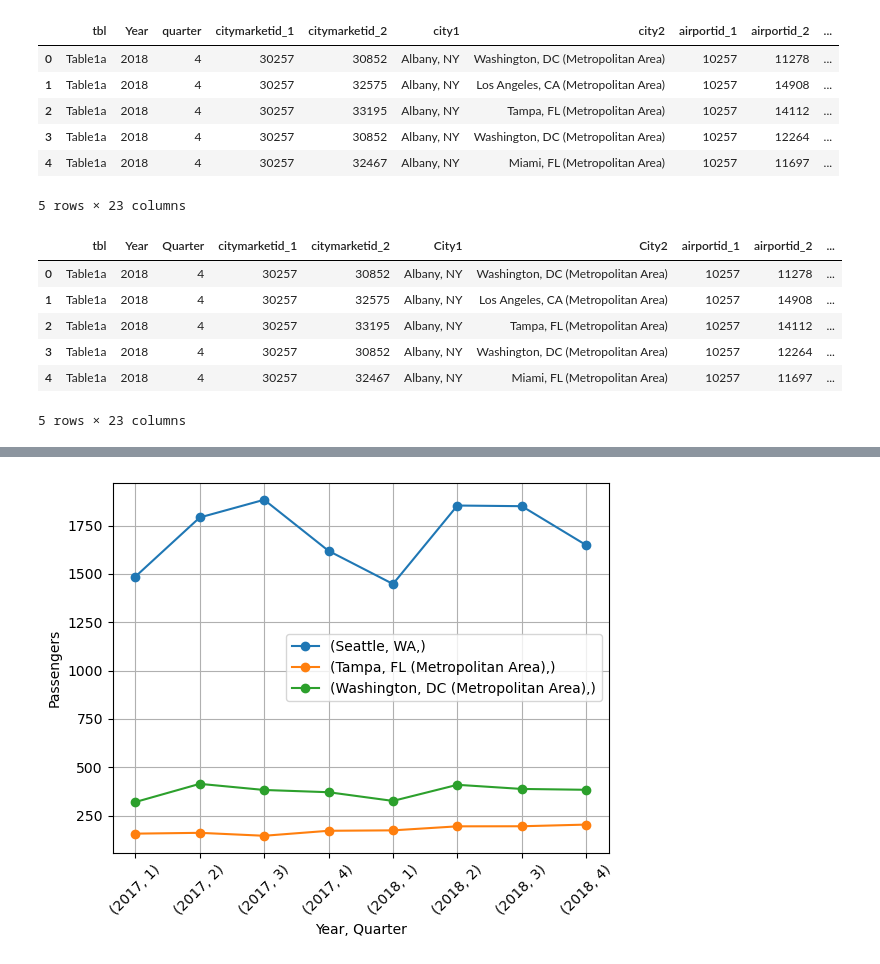
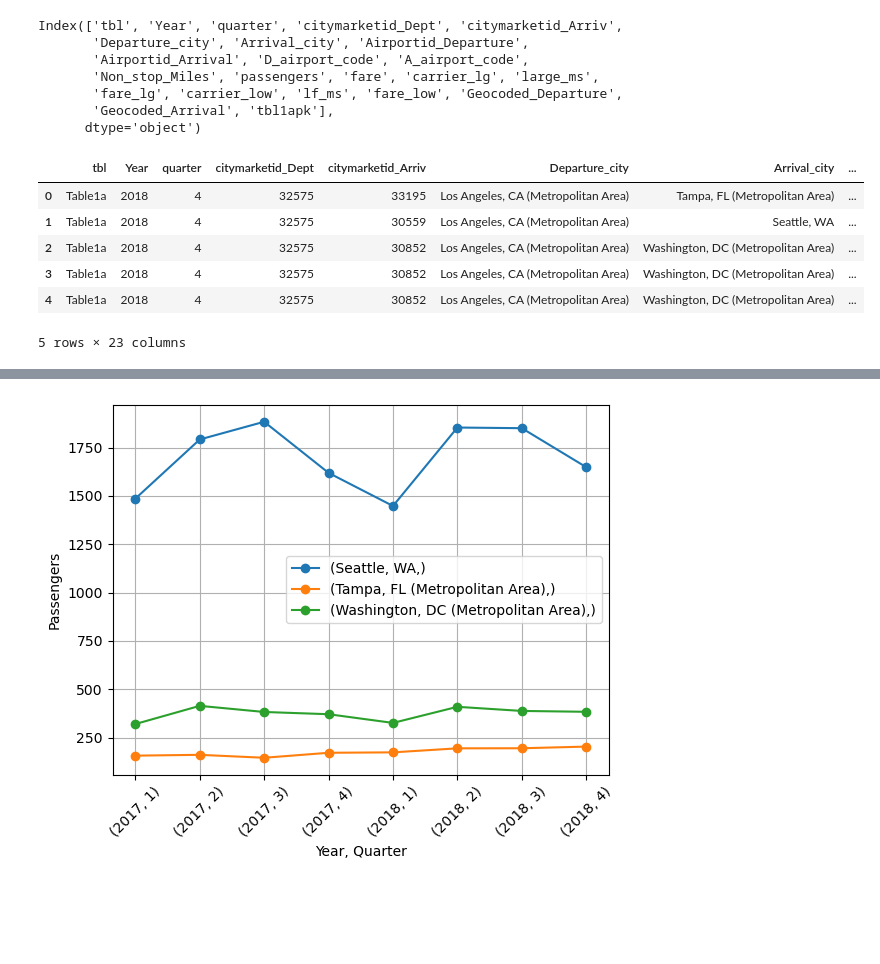
Before and after one commit to ytiffx/Project_1, a Jupyter notebook: Airline_Analysis/q5-analysis.ipynb, the cells around one changed output, grey strips where cells are left out. Drawn from its saved outputs; the diff is of its cells as text; code cells hidden in the pictures; blank space fills up the shorter version.

Commit message:
after code cleanup

```diff
--- a/Airline_Analysis/q5-analysis.ipynb
+++ b/Airline_Analysis/q5-analysis.ipynb
@@ -9,38 +20,20 @@ import pandas as pd
 # %%
-multicity_df = pd.read_csv("../Resources/Multi_City_Airport_Markets.csv")
+multicity_df = pd.read_csv("../Resources/Clean_Multi_City_Airport_Markets.csv")
+print(multicity_df.columns)
 multicity_df.head()
 # %% [output]
+Index(['tbl', 'Year', 'quarter', 'citymarketid_Dept', 'citymarketid_Arriv',
+       'Departure_city', 'Arrival_city', 'Airportid_Departure',
+       'Airportid_Arrival', 'D_airport_code', 'A_airport_code',
+       'Non_stop_Miles', 'passengers', 'fare', 'carrier_lg', 'large_ms',
+       'fare_lg', 'carrier_low', 'lf_ms', 'fare_low', 'Geocoded_Departure',
+       'Geocoded_Arrival', 'tbl1apk'],
+      dtype='object')
-|  | tbl | Year | quarter | citymarketid_1 | citymarketid_2 | city1 | city2 | airportid_1 | airportid_2 | ... |
-| 0 | Table1a | 2018 | 4 | 30257 | 30852 | Albany, NY | Washington, DC (Metropolitan Area) | 10257 | 11278 | ... |
-| 1 | Table1a | 2018 | 4 | 30257 | 32575 | Albany, NY | Los Angeles, CA (Metropolitan Area) | 10257 | 14908 | ... |
-| 2 | Table1a | 2018 | 4 | 30257 | 33195 | Albany, NY | Tampa, FL (Metropolitan Area) | 10257 | 14112 | ... |
-| 3 | Table1a | 2018 | 4 | 30257 | 30852 | Albany, NY | Washington, DC (Metropolitan Area) | 10257 | 12264 | ... |
-| 4 | Table1a | 2018 | 4 | 30257 | 32467 | Albany, NY | Miami, FL (Metropolitan Area) | 10257 | 11697 | ... |
+|  | tbl | Year | quarter | citymarketid_Dept | citymarketid_Arriv | Departure_city | Arrival_city | ... |
+| 0 | Table1a | 2018 | 4 | 32575 | 33195 | Los Angeles, CA (Metropolitan Area) | Tampa, FL (Metropolitan Area) | ... |
+| 1 | Table1a | 2018 | 4 | 32575 | 30559 | Los Angeles, CA (Metropolitan Area) | Seattle, WA | ... |
+| 2 | Table1a | 2018 | 4 | 32575 | 30852 | Los Angeles, CA (Metropolitan Area) | Washington, DC (Metropolitan Area) | ... |
+| 3 | Table1a | 2018 | 4 | 32575 | 30852 | Los Angeles, CA (Metropolitan Area) | Washington, DC (Metropolitan Area) | ... |
+| 4 | Table1a | 2018 | 4 | 32575 | 30852 | Los Angeles, CA (Metropolitan Area) | Washington, DC (Metropolitan Area) | ... |
-5 rows × 23 columns
+5 rows × 23 columns
-# %%
-renamed_multi_city_df = multicity_df.rename(columns ={"Year": "Year",
-                                                      "quarter": "Quarter",
-                                                      "city1": "City1",
-                                                      "city2": "City2",
-                                                      "airport_1": "Airport1",
-                                                      "airport_2": "Airport2",
-                                                      "nsmiles" : "Non_stop_Miles",
-                                                      "passengers": "Passengers",
-                                                      "fare" : "Overal_Average_Fare",
-                                                      "carrier_lg": "Carrier_has_higest_fare_A",
-                                                      "large_ms": "Market_share_of_A",
-                                                      "fare_lg": "Average_fare_of_A",
-                                                      "carrier_low": "Carrier_has_lowest_fare_B",
-                                                      "lf_ms": "Market_share_of_B",
-                                                      "fare_low": "Average_fare_of_B"})
-
-renamed_multi_city_df.head()
-# %% [output]
-|  | tbl | Year | Quarter | citymarketid_1 | citymarketid_2 | City1 | City2 | airportid_1 | airportid_2 | ... |
-| 0 | Table1a | 2018 | 4 | 30257 | 30852 | Albany, NY | Washington, DC (Metropolitan Area) | 10257 | 11278 | ... |
-| 1 | Table1a | 2018 | 4 | 30257 | 32575 | Albany, NY | Los Angeles, CA (Metropolitan Area) | 10257 | 14908 | ... |
-| 2 | Table1a | 2018 | 4 | 30257 | 33195 | Albany, NY | Tampa, FL (Metropolitan Area) | 10257 | 14112 | ... |
-| 3 | Table1a | 2018 | 4 | 30257 | 30852 | Albany, NY | Washington, DC (Metropolitan Area) | 10257 | 12264 | ... |
-| 4 | Table1a | 2018 | 4 | 30257 | 32467 | Albany, NY | Miami, FL (Metropolitan Area) | 10257 | 11697 | ... |
-5 rows × 23 columns
 # %%
```
Also changed, not shown: parts of 15 cells of this notebook, 7 other files.
